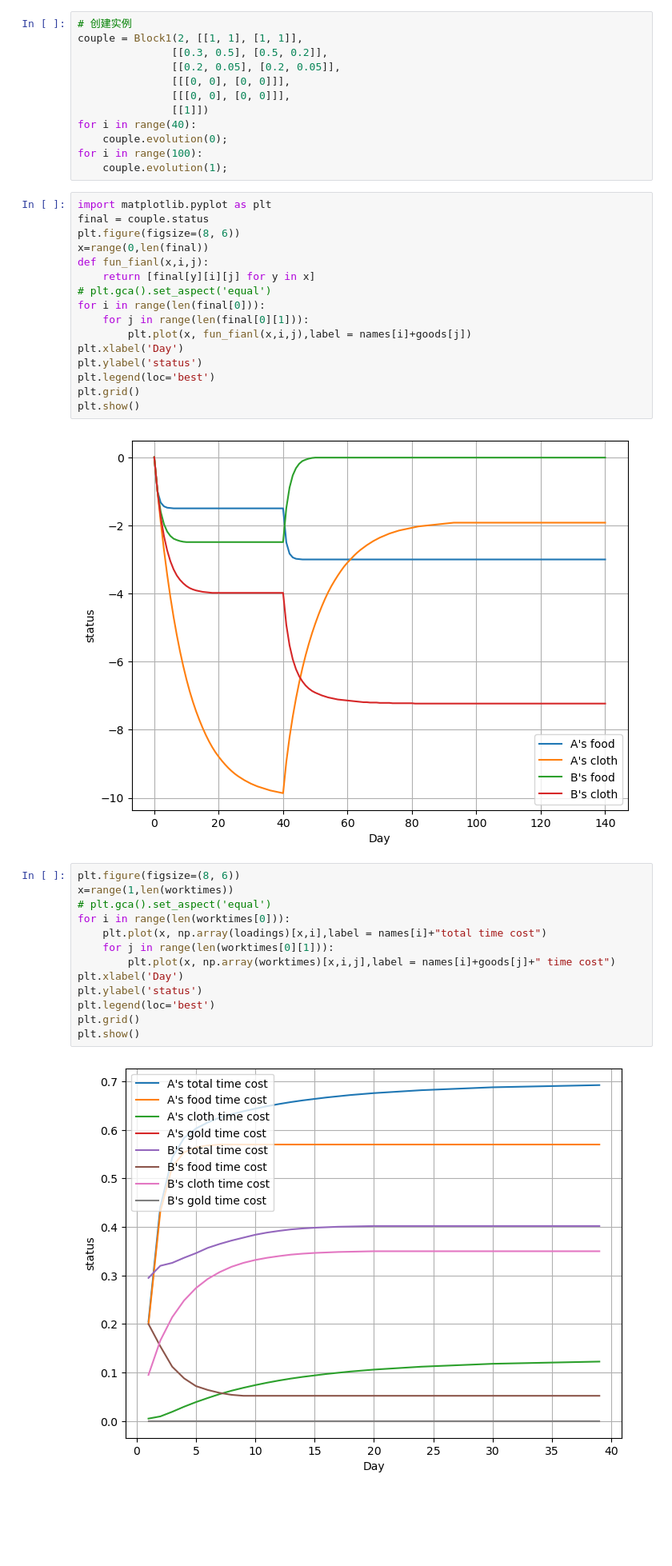
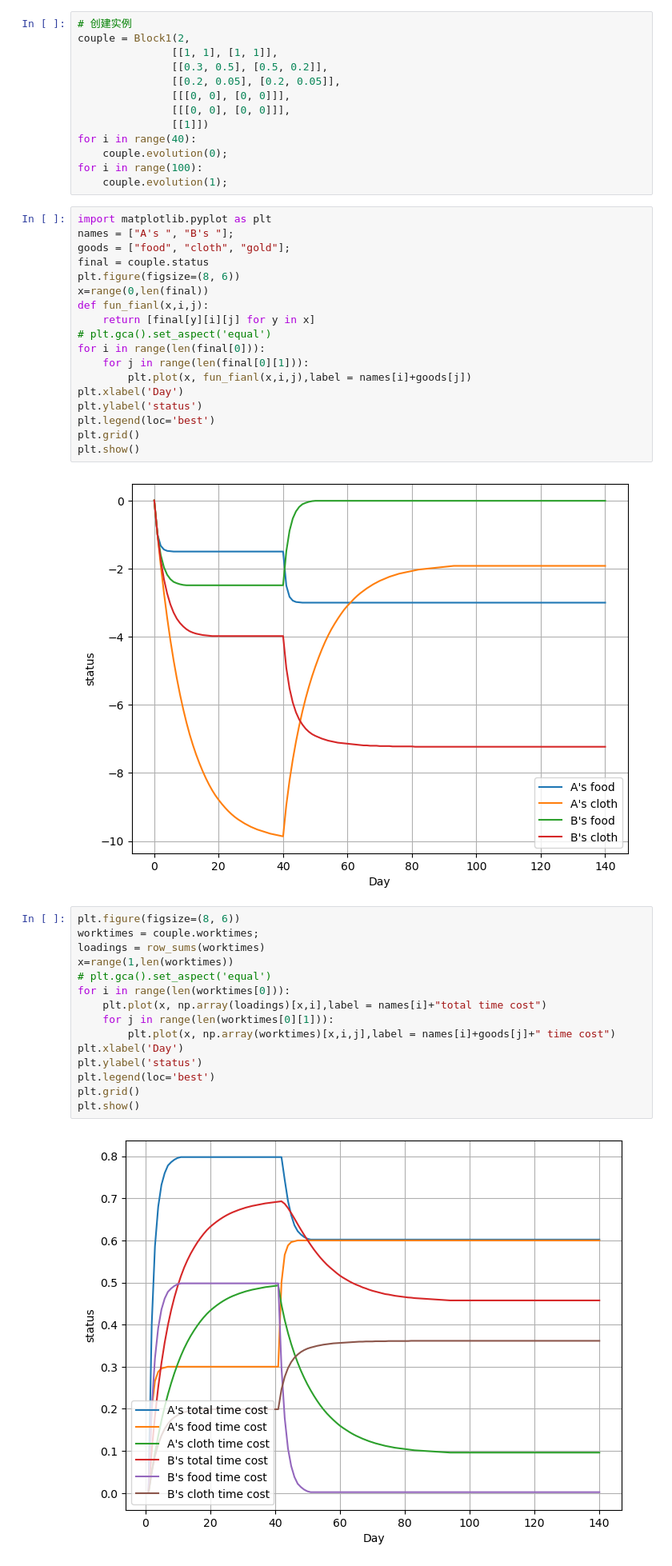
Before and after one commit to SemiObserver/Flowing-illusions, a Jupyter notebook: v1.3 classify exchange.ipynb, the cells around one changed output. Shown: that part at 80% size. Saved outputs shown, nothing was run; the diff lists cells and outputs as text; blank space fills up the shorter version.

```diff
--- a/v1.3 classify exchange.ipynb
+++ b/v1.3 classify exchange.ipynb
@@ -168,7 +118,8 @@ couple = Block1(2, [[1, 1], [1, 1]],
                 [[1, 1]])
 # %%
 # 创建实例
-couple = Block1(2, [[1, 1], [1, 1]],
+couple = Block1(2,
+               [[1, 1], [1, 1]],
                [[0.3, 0.5], [0.5, 0.2]],
                [[0.2, 0.05], [0.2, 0.05]],
                [[[0, 0], [0, 0]]],
@@ -180,6 +131,8 @@ for i in range(100):
     couple.evolution(1);
 # %%
 import matplotlib.pyplot as plt
+names = ["A's ", "B's "];
+goods = ["food", "cloth", "gold"];
 final = couple.status
 plt.figure(figsize=(8, 6))
 x=range(0,len(final))
@@ -198,16 +151,18 @@ plt.show()
 [figure]
 # %%
 plt.figure(figsize=(8, 6))
+worktimes = couple.worktimes;
+loadings = row_sums(worktimes)
 x=range(1,len(worktimes))
 # plt.gca().set_aspect('equal')
 for i in range(len(worktimes[0])):
     plt.plot(x, np.array(loadings)[x,i],label = names[i]+"total time cost")
     for j in range(len(worktimes[0][1])):
         plt.plot(x, np.array(worktimes)[x,i,j],label = names[i]+goods[j]+" time cost")
 plt.xlabel('Day')
 plt.ylabel('status')
 plt.legend(loc='best')
 plt.grid()
 plt.show()
 # %% [output]
-[figure, old version]
+[figure, new version]
```
Also changed, not shown: parts of 3 cells of this notebook, 1 other file.
